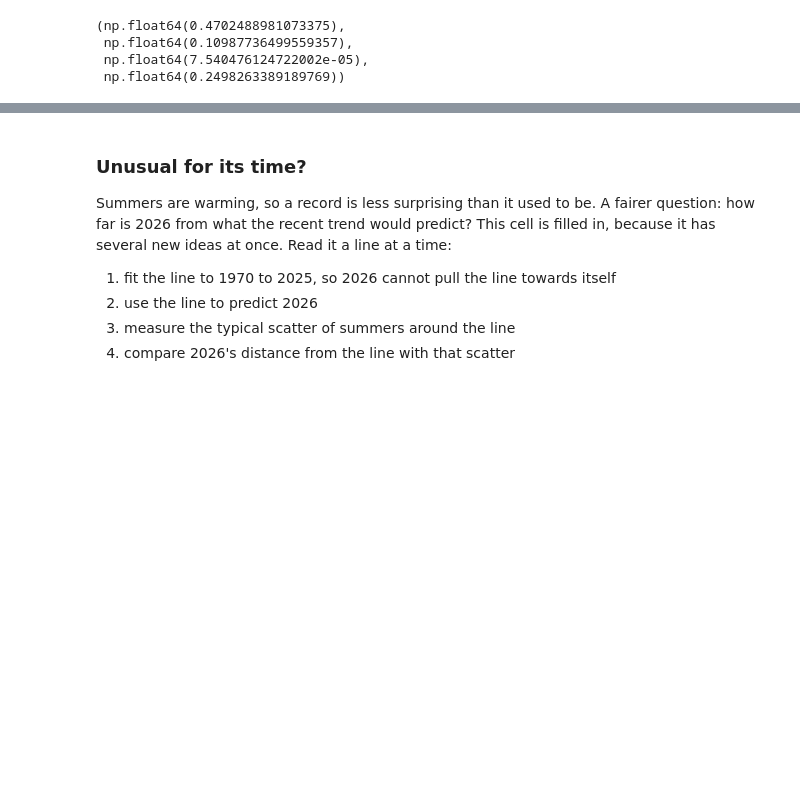
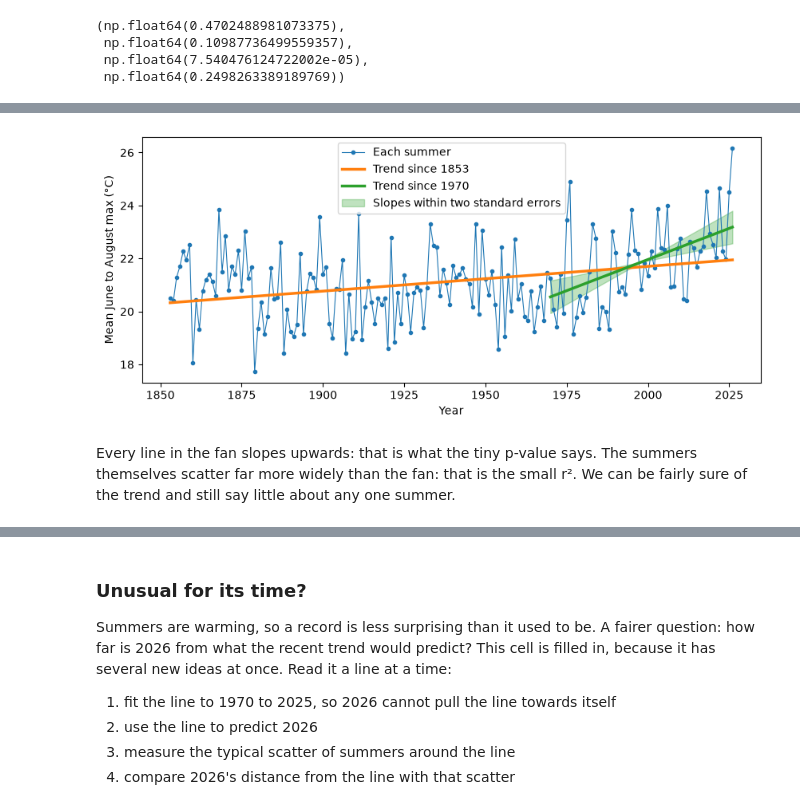
Before and after one commit to cafoala/cfrr-python-for-data-analysis, a Jupyter notebook: instructor/day2_demo.ipynb, the cells around one changed output, grey strips where cells are left out. Saved outputs shown, nothing was run; the diff lists cells and outputs as text; code cells hidden in the pictures; blank space fills up the shorter version.

```diff
--- a/instructor/day2_demo.ipynb
+++ b/instructor/day2_demo.ipynb
@@ -236,0 +344,11 @@ Four numbers, in turn:
+# %%
+middle = np.mean(recent.index)
+low = recent.mean() + (fit.slope - 2 * fit.stderr) * (recent.index - middle)
+high = recent.mean() + (fit.slope + 2 * fit.stderr) * (recent.index - middle)
+ax.fill_between(recent.index, low, high, color="C2", alpha=0.3, label="Slopes within two standard errors")
+ax.legend()
+fig
+# %% [output]
+[figure, added]
+# %% [markdown]
+Every line in the fan slopes upwards: that is what the tiny p-value says. The summers themselves scatter far more widely than the fan: that is the small r². We can be fairly sure of the trend and still say little about any one summer.
```
Also changed, not shown: parts of 41 cells of this notebook, 7 other files.
